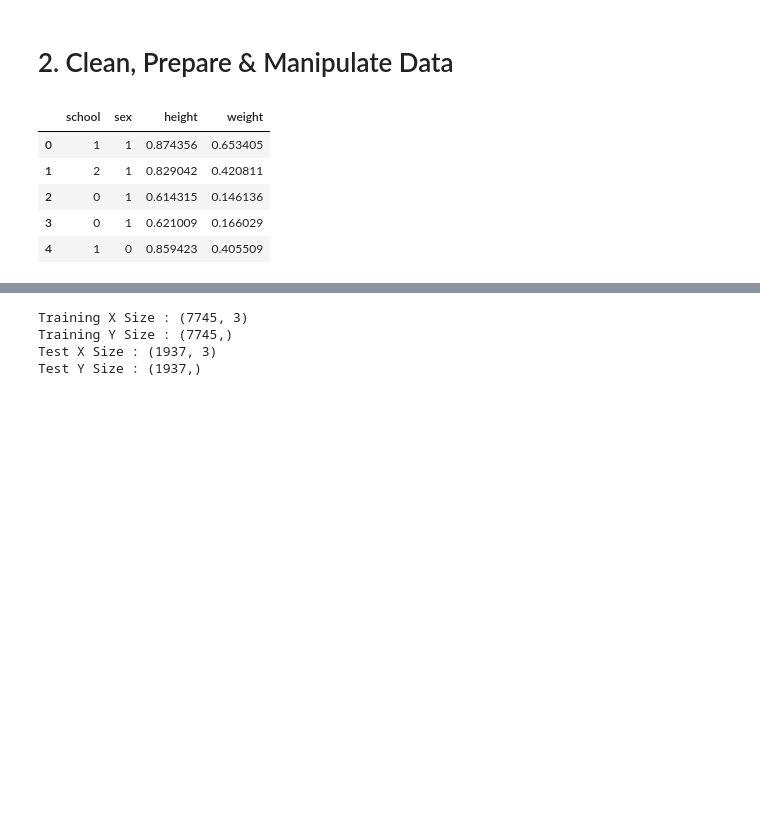
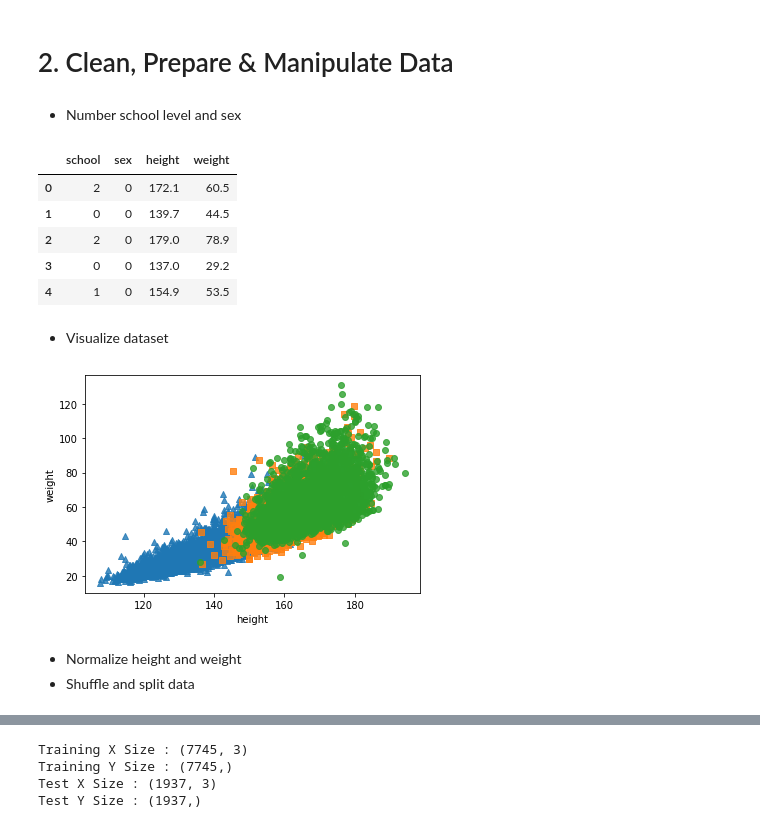
Before and after one commit to YerinS/Yerin_Portfolio, a Jupyter notebook: DL_SchoolLevelClassification.ipynb, the cells around one changed output, grey strips where cells are left out. Drawn from its saved outputs; the diff is of its cells as text; code cells hidden in the pictures; blank space fills up the shorter version.

```diff
--- a/DL_SchoolLevelClassification.ipynb
+++ b/DL_SchoolLevelClassification.ipynb
@@ -43,21 +42,35 @@ df.head()
 | 4 | 불광중학교 | 남 | 154.9 | 53.5 |
 # %% [markdown]
 # 2. Clean, Prepare & Manipulate Data
+# %% [markdown]
+- Number school level and sex
 # %%
 df = df.replace({'school': {'초등학교':0, '중학교':1, '고등학교':2}, 'sex': {'남': 0, '여': 1}},  regex=True)
 # 'school':{'elemenatry school':0, 'middle school':1, 'high school':2}
 # 'sex':{'male':0, 'female':1}
-
-df['height'] = df['height']/df['height'].max()  #194.2
-df['weight'] = df['weight']/df['weight'].max()  #130.7
-
-df = df.sample(frac=1, random_state=1).reset_index(drop=True)
-
 df.head()
 # %% [output]
 |  | school | sex | height | weight |
-| 0 | 1 | 1 | 0.874356 | 0.653405 |
-| 1 | 2 | 1 | 0.829042 | 0.420811 |
-| 2 | 0 | 1 | 0.614315 | 0.146136 |
-| 3 | 0 | 1 | 0.621009 | 0.166029 |
-| 4 | 1 | 0 | 0.859423 | 0.405509 |
+| 0 | 2 | 0 | 172.1 | 60.5 |
+| 1 | 0 | 0 | 139.7 | 44.5 |
+| 2 | 2 | 0 | 179.0 | 78.9 |
+| 3 | 0 | 0 | 137.0 | 29.2 |
+| 4 | 1 | 0 | 154.9 | 53.5 |
+# %% [markdown]
+- Visualize dataset
+# %%
+markers=['^', 's', 'o']  # elementary=0, middle=1, high=2
+
+for i, marker in enumerate(markers):
+    x_axis_data = df[df['school']==i]['height']
+    y_axis_data = df[df['school']==i]['weight']
+    plt.scatter(x_axis_data, y_axis_data, marker=marker, alpha=0.8)
+
+plt.xlabel('height')
+plt.ylabel('weight')
+plt.show()
+# %% [output]
+[figure, added]
+# %% [markdown]
+- Normalize height and weight
+- Shuffle and split data
```
Also changed, not shown: parts of 10 cells of this notebook.
